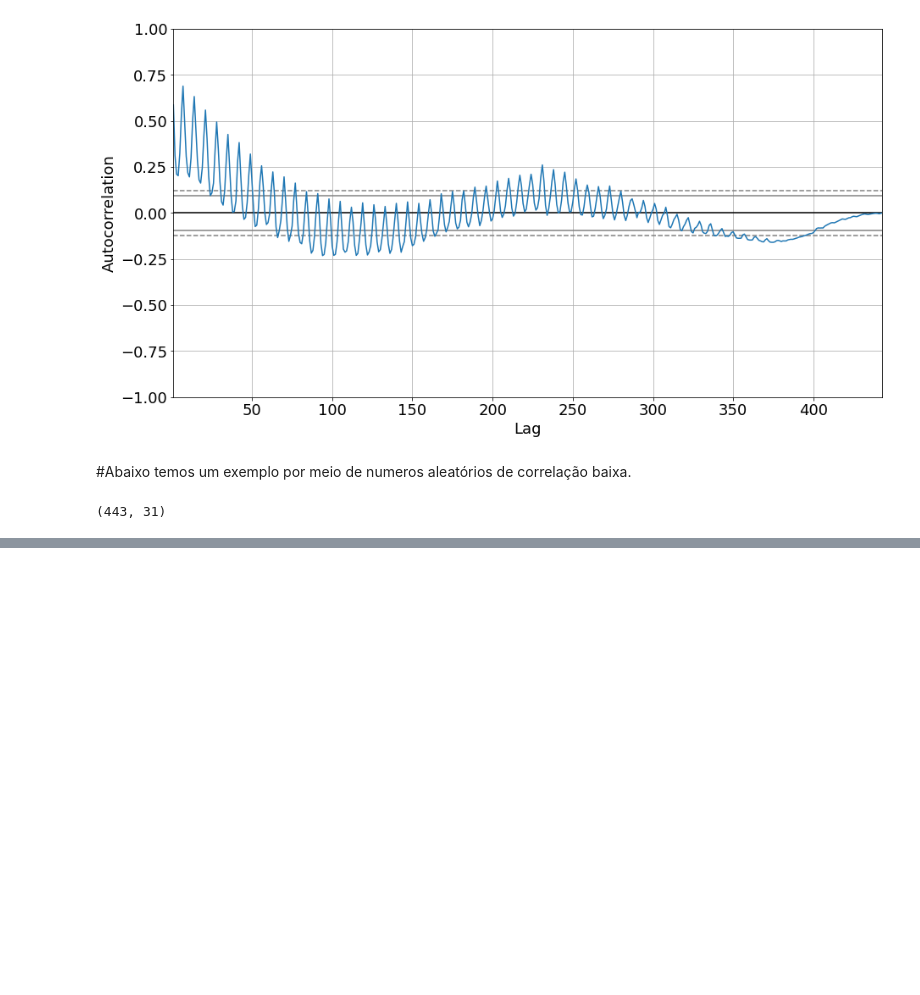
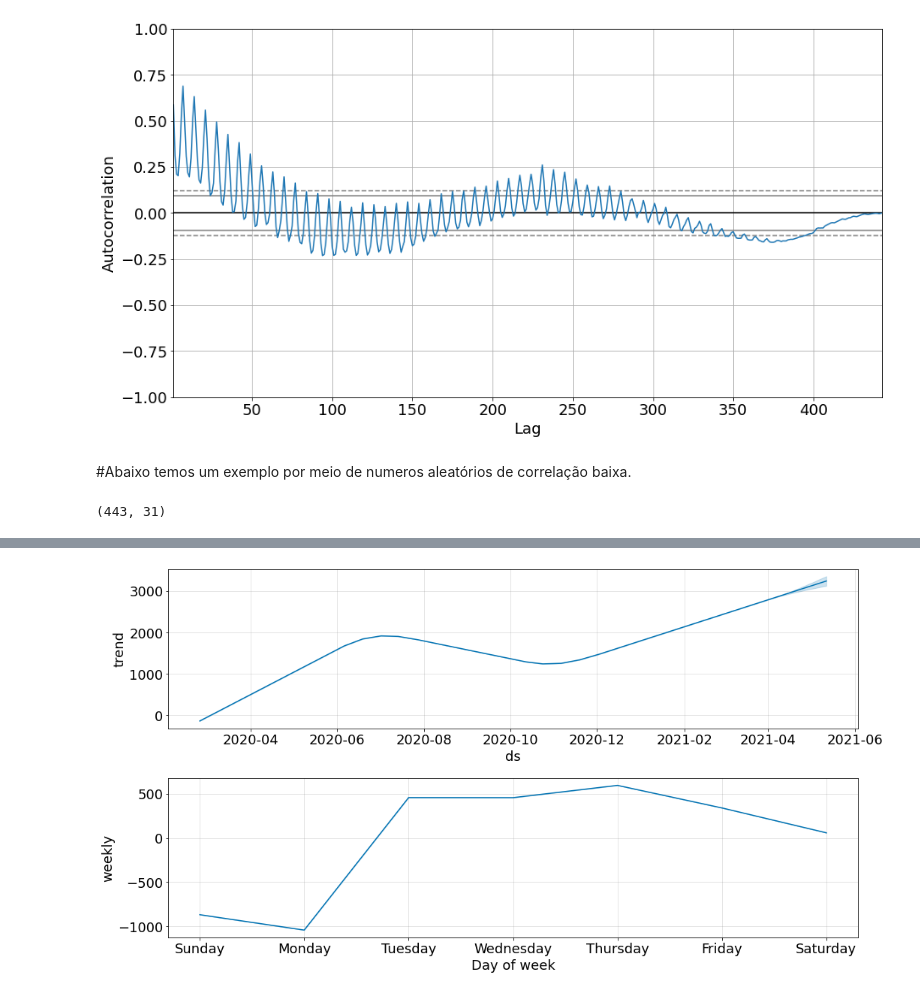
Before and after one commit to laugustovieira/prophet_covid, a Jupyter notebook: prophet_covid.ipynb, the cells around one changed output, grey strips where cells are left out. Saved outputs shown, nothing was run; the diff lists cells and outputs as text; code cells hidden in the pictures; blank space fills up the shorter version.

```diff
--- a/prophet_covid.ipynb
+++ b/prophet_covid.ipynb
@@ -234,0 +311,4 @@ autocorrelation_plot(aleatorio)
+# %%
+modelo2.plot_components(previsao2, figsize = (15,8));
+# %% [output]
+[figure, added]
```
Also changed, not shown: parts of 21 cells of this notebook.
